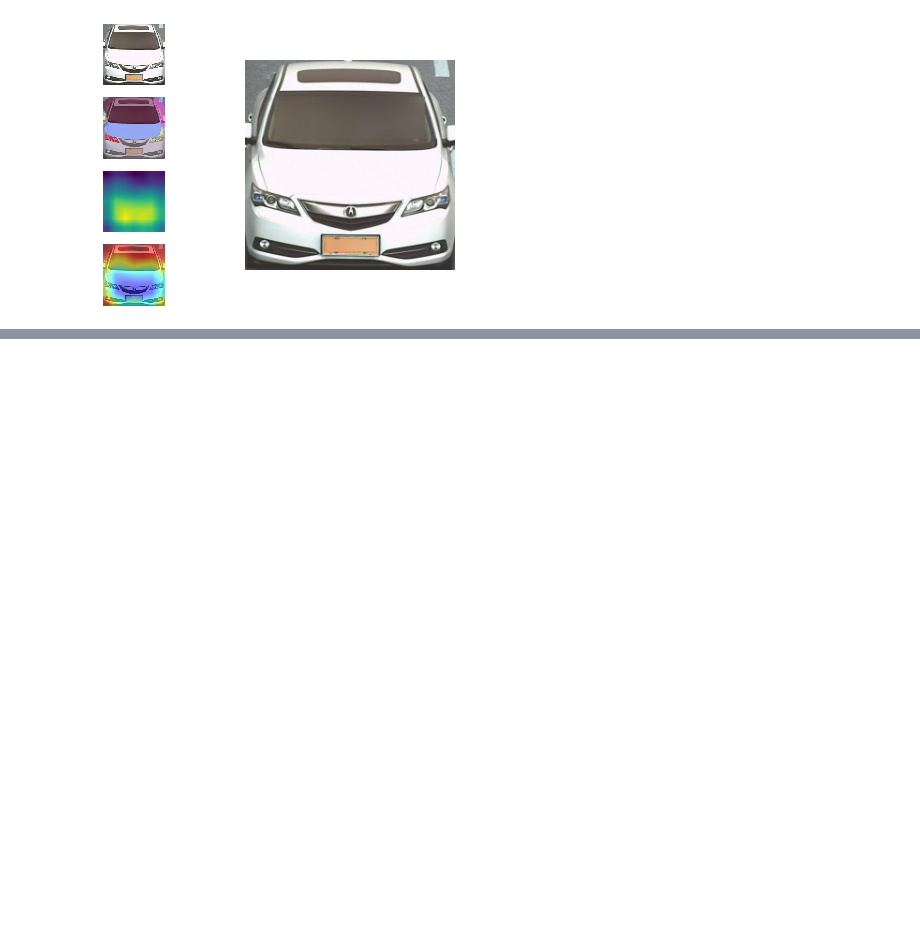
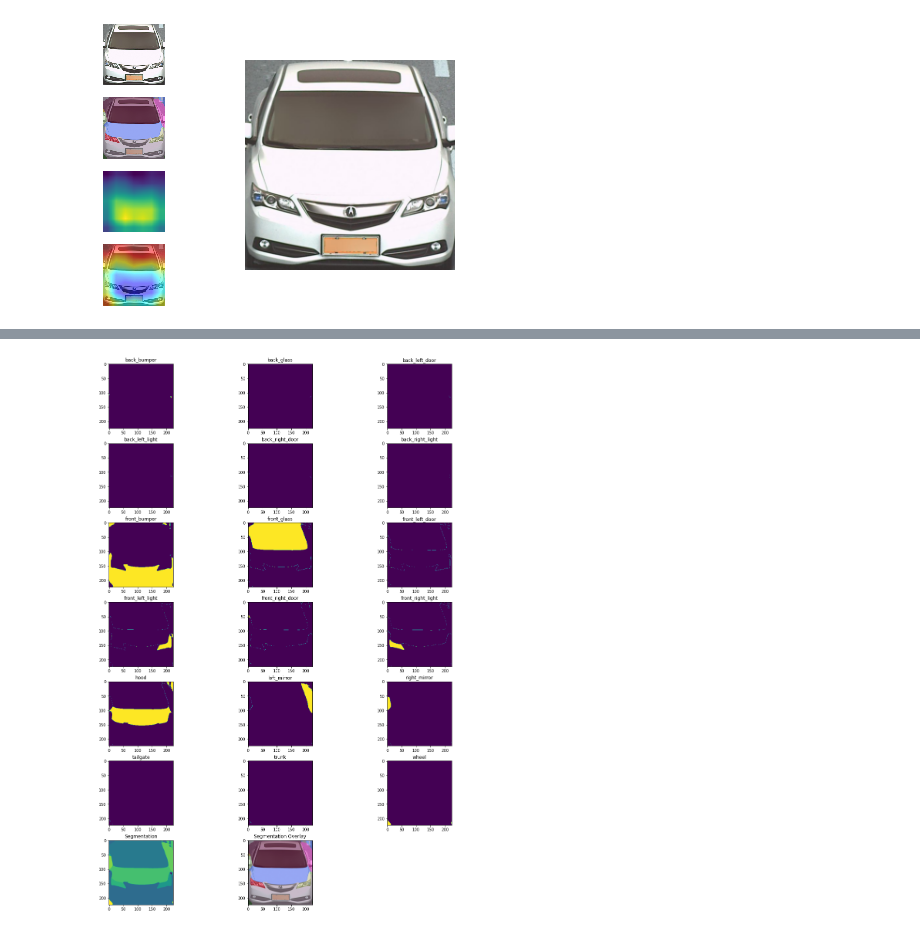
Before and after one commit to L1nusB/XAI-Vehicle-Classification, a Jupyter notebook: SegmentationWork.ipynb, the cells around one changed output, grey strips where cells are left out. Cells and saved outputs as stored; diff of their text form; code cells hidden in the pictures; blank space fills up the shorter version.

```diff
--- a/SegmentationWork.ipynb
+++ b/SegmentationWork.ipynb
@@ -72,7 +50,7 @@ load checkpoint from local path: segmentation/ocrnet_hr48_512x512_carparts_nofli
 # %%
 imgName = 'Acura_Acura_ILX_2a6cce617fc27d.jpg'
 imgPath = os.path.join(imgRoot,'Acura_Acura_ILX_2a6cce617fc27d.jpg')
-segMask, segImg = generate_segmentation.main([imgPath, configSeg, checkpointSeg,'--types', 'masks', 'images'])
+segMask, segImg, palette = generate_segmentation.main([imgPath, configSeg, checkpointSeg,'--types', 'masks', 'images'])
 #cam = generate_cams.main([imgPath, configCAM, checkpointCAM, '--device','cuda'])
 cam = generate_cams.main([imgPath, configCAM, checkpointCAM])
 # %% [output]
@@ -156,0 +85,6 @@ Automatically choose the last norm layer as target_layer.
+# %%
+custom_visualization.show_segmentation_Masks(classes=model.CLASSES,
+                                             segmentation=transformationPipeline(segMask[imgName].astype('uint8')),
+                                            segmentImageOverlay=transformedSegImg)
+# %% [output]
+[figure, added]
```
Also changed, not shown: parts of 15 cells of this notebook, 3 other files.
